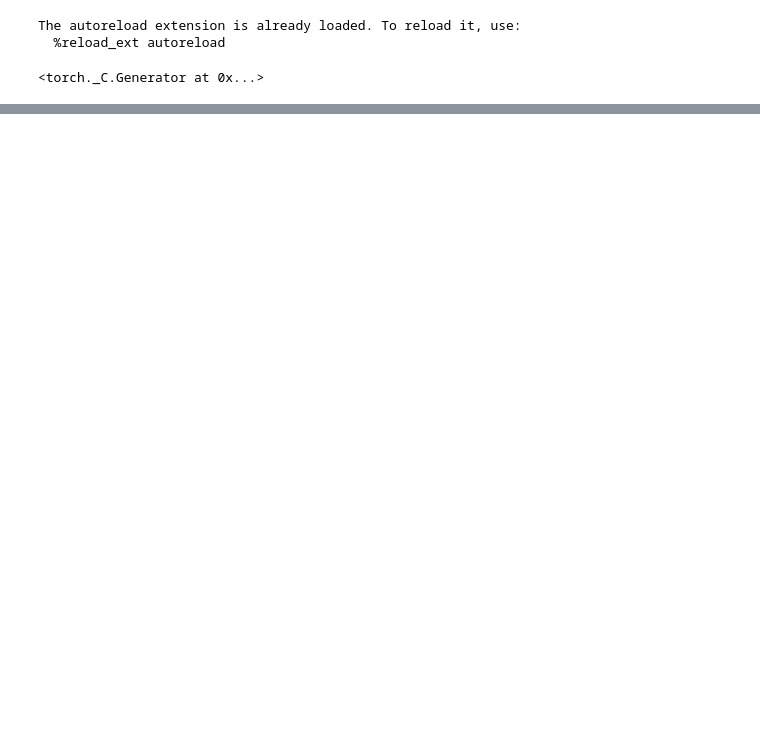
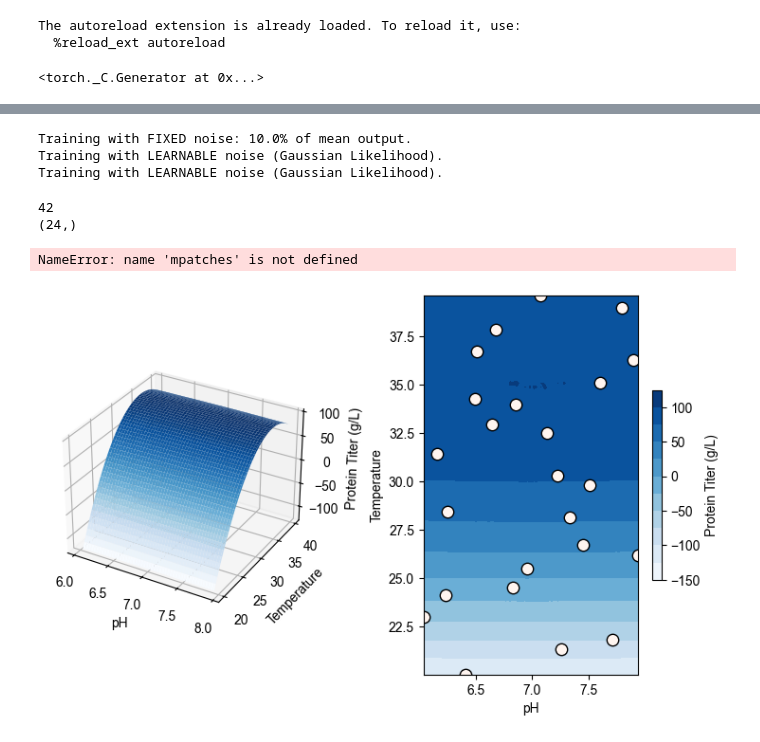
Before and after one commit to subarumuroi/Torch-Practice, a Jupyter notebook: Izzy model.ipynb, the cells around one changed output, grey strips where cells are left out. Drawn from its saved outputs; the diff is of its cells as text; code cells hidden in the pictures; blank space fills up the shorter version.

```diff
--- a/Izzy model.ipynb
+++ b/Izzy model.ipynb
@@ -76,0 +153,15 @@ print(x_init)
+# %%
+# Train with fixed noise (10%)
+model_fixed = train_GP_model(train_X, train_Y, fixed_noise=True, noise_level=noise_level)
+
+# Train with learned noise
+model_learn = train_GP_model(train_X, train_Y, fixed_noise=False)
+
+# We can also train model with priors
+length_scale_prior = LogNormalPrior(0.0, 0.5) # deafult argument values; controls how quickly function varies (small=wiggly, large=smooth)
+output_scale_prior = LogNormalPrior(0.0, 1.0) # default argument values; controls vertical scale of y (large = large variance, small = flatter function)
+model_prior = train_GP_model(train_X, train_Y, fixed_noise=False, lengthscale_prior=length_scale_prior, outputscale_prior=output_scale_prior)
+# %% [output]
+Training with FIXED noise: 10.0% of mean output.
+Training with LEARNABLE noise (Gaussian Likelihood).
+Training with LEARNABLE noise (Gaussian Likelihood).
@@ -76,0 +243,7 @@ print(x_init)
+# %%
+fig = plot_protein_production(train_X, train_Y, pH_opt, temp_opt, a, b, c, iterations, starting_replicates, replicate_list)
+# %% [output]
+42
+(24,)
+NameError: name 'mpatches' is not defined
+[figure, added]
```
Also changed, not shown: parts of 9 cells of this notebook.
